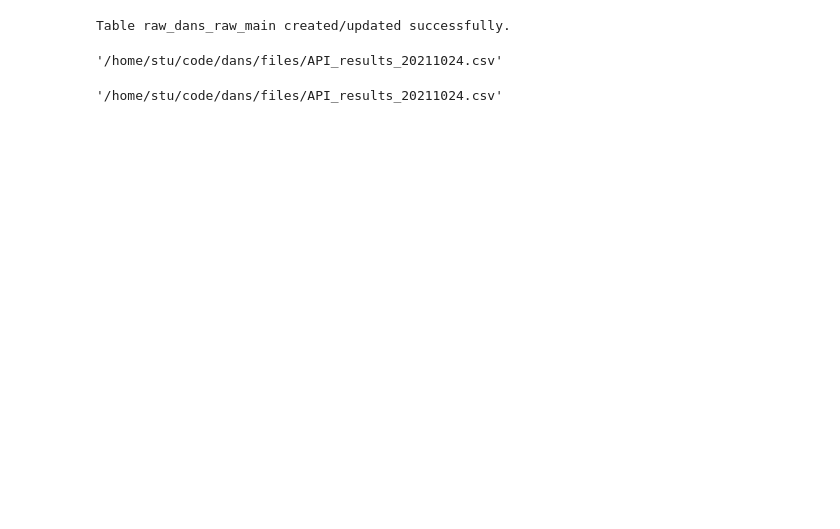
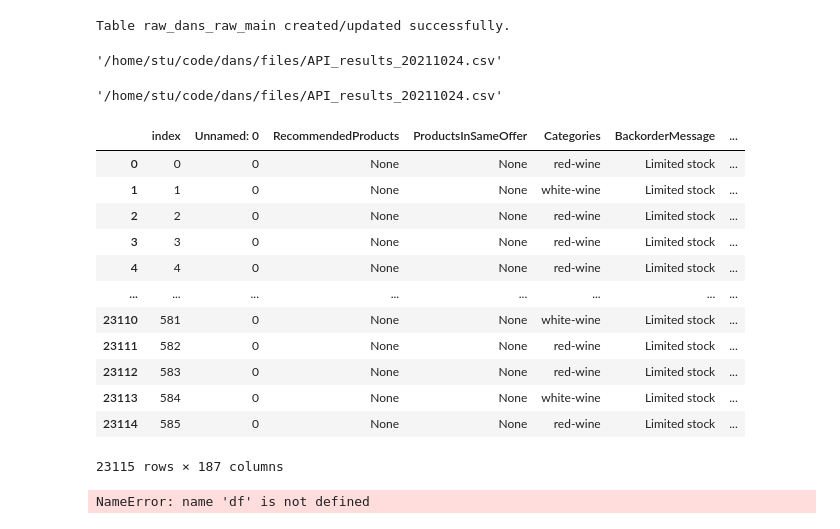
Before and after one commit to paneadie/dans, a Jupyter notebook: Daily_run.ipynb, the cells around one changed output. Saved outputs shown, nothing was run; the diff lists cells and outputs as text; code cells hidden in the pictures; blank space fills up the shorter version.

```diff
--- a/Daily_run.ipynb
+++ b/Daily_run.ipynb
@@ -212,3 +212,37 @@ file_res = path + file
 file_res
 # %% [output]
 '/home/stu/code/dans/files/API_results_20211024.csv'
+# %%
+#sqlEngine       = create_engine('mysql+pymysql://root:@127.0.0.1/test', pool_recycle=3600)
+
+user = 'root'
+passw = 'MYSQLl0g1n!'
+host =  '127.0.0.1'
+port = 3306
+database = 'dans_dev'
+sqlEngine = create_engine('mysql+mysqlconnector://' + user + ':' + passw + '@' + host + ':' + str(port) + '/' + database , echo=False)
+dbConnection    = sqlEngine.connect()
+# %%
+sql = "With latest as (select Stockcode, max(ts_activity) ts_activity from raw_dans_raw_main group by Stockcode) select rdrm.* from raw_dans_raw_main rdrm, latest l where 1=1 and rdrm.Stockcode=l.Stockcode and rdrm.ts_activity=l.ts_activity ;"
+# %%
+df = pd.read_sql(sql, dbConnection)
+# %%
+df.iloc[: , 2:]
+# %% [output]
+|  | index | Unnamed: 0 | RecommendedProducts | ProductsInSameOffer | Categories | BackorderMessage | ... |
+| 0 | 0 | 0 | None | None | red-wine | Limited stock | ... |
+| 1 | 1 | 0 | None | None | white-wine | Limited stock | ... |
+| 2 | 2 | 0 | None | None | red-wine | Limited stock | ... |
+| 3 | 3 | 0 | None | None | red-wine | Limited stock | ... |
+| 4 | 4 | 0 | None | None | red-wine | Limited stock | ... |
+| ... | ... | ... | ... | ... | ... | ... | ... |
+| 23110 | 581 | 0 | None | None | white-wine | Limited stock | ... |
+| 23111 | 582 | 0 | None | None | red-wine | Limited stock | ... |
+| 23112 | 583 | 0 | None | None | red-wine | Limited stock | ... |
+| 23113 | 584 | 0 | None | None | white-wine | Limited stock | ... |
+| 23114 | 585 | 0 | None | None | red-wine | Limited stock | ... |
+23115 rows × 187 columns
+# %%
+df
+# %% [output]
+NameError: name 'df' is not defined
```
Also changed, not shown: parts of 1 cell of this notebook, 9 other files.
